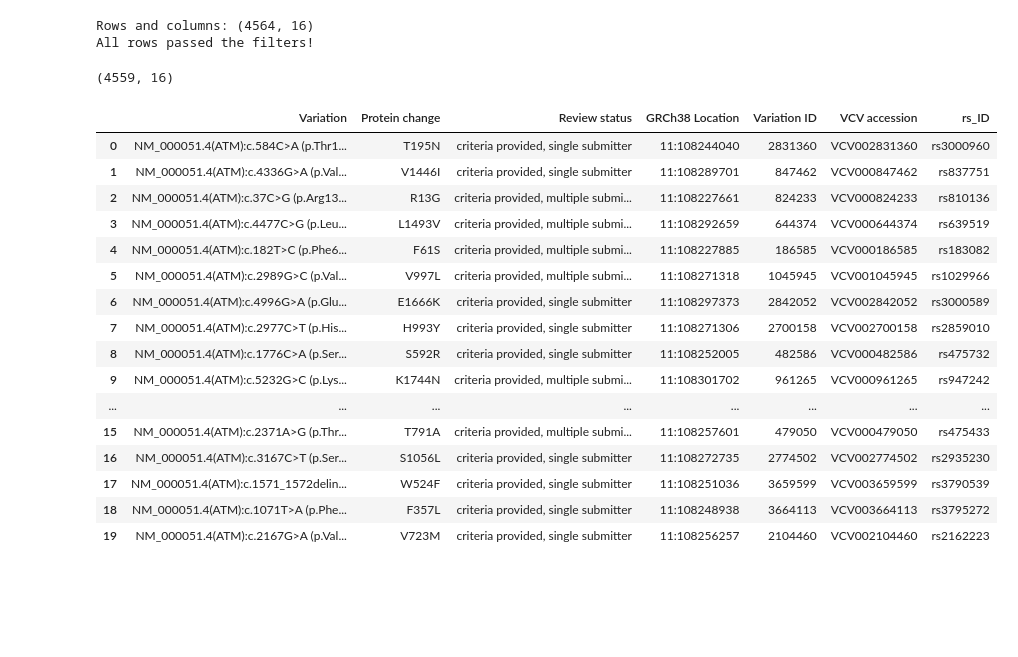
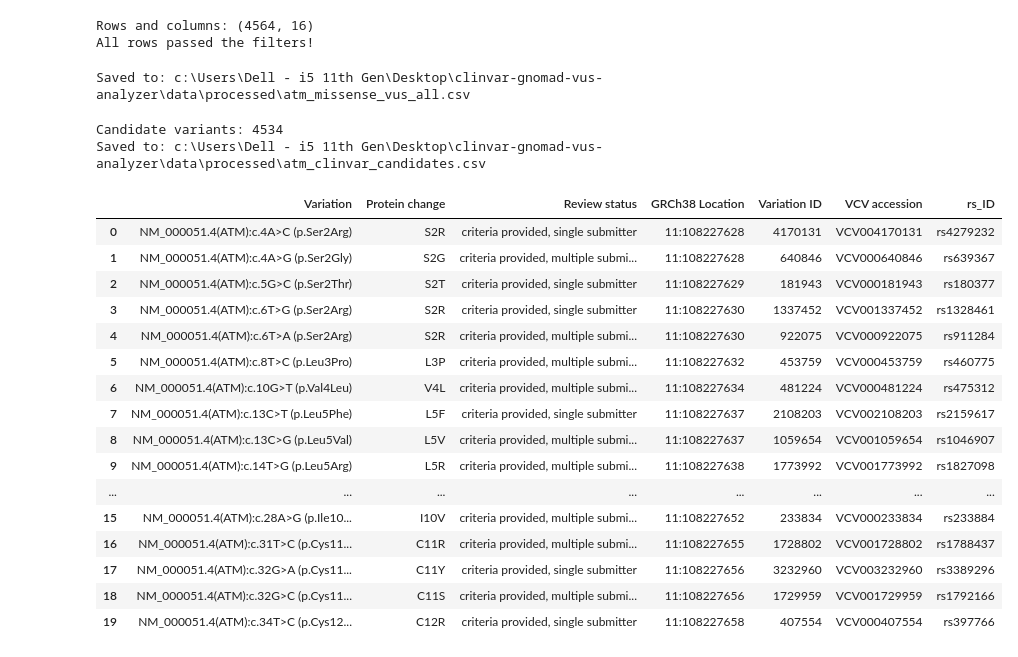
Before and after one commit to luciedev166/clinvar-gnomad-vus-analyzer, a Jupyter notebook: notebooks/01_explore_clinvar.ipynb, the cells around one changed output. Drawn from its saved outputs; the diff is of its cells as text; code cells hidden in the pictures; blank space fills up the shorter version.

```diff
--- a/notebooks/01_explore_clinvar.ipynb
+++ b/notebooks/01_explore_clinvar.ipynb
@@ -93,4 +81,16 @@ atm_missense_vus.to_csv(
+# %%
+processed_folder = project_root / "data" / "processed"
+processed_folder.mkdir(parents=True, exist_ok=True)
+
+output_file = processed_folder / "atm_missense_vus_all.csv" #in processed_folder path in this csv
+
+atm_missense_vus.to_csv(output_file, index=False)
+
+print("Saved to:", output_file)
+# %% [output]
+Saved to: c:\Users\Dell - i5 11th Gen\Desktop\clinvar-gnomad-vus-analyzer\data\processed\atm_missense_vus_all.csv
 # %%
+# check eligible variants bases
 eligible_variants = atm_missense_vus[
     (
         atm_missense_vus["rs_ID"]
@@ -102,45 +102,56 @@ eligible_variants = atm_missense_vus[
     &
     (
         atm_missense_vus["Review status"]
-        .str.contains("criteria provided", case=False, na=False)
+        .str.startswith("criteria provided", na=False)
     )
 ].copy()
-
-eligible_variants.shape
-# %% [output]
-(4559, 16)
 # %%
-selected_variants = eligible_variants.sample(
-    n=20,
-    random_state=42
-).reset_index(drop=True)
+# save candidates to processed
 
-selected_variants[
+candidate_variants = eligible_variants.reset_index(drop=True)
+
+# path for candidate variants
+candidate_file = (
+    processed_folder
+    / "atm_clinvar_candidates.csv"
+)
+
+candidate_variants.to_csv(
+    candidate_file,
+    index=False
+)
+
+print("Candidate variants:", candidate_variants.shape[0])
+print("Saved to:", candidate_file)
+
+candidate_variants[
     [
         "Variation",
         "Protein change",
         "Review status",
         "GRCh38 Location",
         "Variation ID",
         "VCV accession",
         "rs_ID"
     ]
-]
+].head(20)
 # %% [output]
+Candidate variants: 4534
+Saved to: c:\Users\Dell - i5 11th Gen\Desktop\clinvar-gnomad-vus-analyzer\data\processed\atm_clinvar_candidates.csv
 |  | Variation | Protein change | Review status | GRCh38 Location | Variation ID | VCV accession | rs_ID |
-| 0 | NM_000051.4(ATM):c.584C>A (p.Thr1... | T195N | criteria provided, single submitter | 11:108244040 | 2831360 | VCV002831360 | rs3000960 |
-| 1 | NM_000051.4(ATM):c.4336G>A (p.Val... | V1446I | criteria provided, single submitter | 11:108289701 | 847462 | VCV000847462 | rs837751 |
-| 2 | NM_000051.4(ATM):c.37C>G (p.Arg13... | R13G | criteria provided, multiple submi... | 11:108227661 | 824233 | VCV000824233 | rs810136 |
-| 3 | NM_000051.4(ATM):c.4477C>G (p.Leu... | L1493V | criteria provided, multiple submi... | 11:108292659 | 644374 | VCV000644374 | rs639519 |
-| 4 | NM_000051.4(ATM):c.182T>C (p.Phe6... | F61S | criteria provided, multiple submi... | 11:108227885 | 186585 | VCV000186585 | rs183082 |
-| 5 | NM_000051.4(ATM):c.2989G>C (p.Val... | V997L | criteria provided, multiple submi... | 11:108271318 | 1045945 | VCV001045945 | rs1029966 |
-| 6 | NM_000051.4(ATM):c.4996G>A (p.Glu... | E1666K | criteria provided, single submitter | 11:108297373 | 2842052 | VCV002842052 | rs3000589 |
-| 7 | NM_000051.4(ATM):c.2977C>T (p.His... | H993Y | criteria provided, single submitter | 11:108271306 | 2700158 | VCV002700158 | rs2859010 |
-| 8 | NM_000051.4(ATM):c.1776C>A (p.Ser... | S592R | criteria provided, single submitter | 11:108252005 | 482586 | VCV000482586 | rs475732 |
-| 9 | NM_000051.4(ATM):c.5232G>C (p.Lys... | K1744N | criteria provided, multiple submi... | 11:108301702 | 961265 | VCV000961265 | rs947242 |
+| 0 | NM_000051.4(ATM):c.4A>C (p.Ser2Arg) | S2R | criteria provided, single submitter | 11:108227628 | 4170131 | VCV004170131 | rs4279232 |
+| 1 | NM_000051.4(ATM):c.4A>G (p.Ser2Gly) | S2G | criteria provided, multiple submi... | 11:108227628 | 640846 | VCV000640846 | rs639367 |
+| 2 | NM_000051.4(ATM):c.5G>C (p.Ser2Thr) | S2T | criteria provided, single submitter | 11:108227629 | 181943 | VCV000181943 | rs180377 |
+| 3 | NM_000051.4(ATM):c.6T>G (p.Ser2Arg) | S2R | criteria provided, single submitter | 11:108227630 | 1337452 | VCV001337452 | rs1328461 |
+| 4 | NM_000051.4(ATM):c.6T>A (p.Ser2Arg) | S2R | criteria provided, multiple submi... | 11:108227630 | 922075 | VCV000922075 | rs911284 |
+| 5 | NM_000051.4(ATM):c.8T>C (p.Leu3Pro) | L3P | criteria provided, multiple submi... | 11:108227632 | 453759 | VCV000453759 | rs460775 |
+| 6 | NM_000051.4(ATM):c.10G>T (p.Val4Leu) | V4L | criteria provided, multiple submi... | 11:108227634 | 481224 | VCV000481224 | rs475312 |
+| 7 | NM_000051.4(ATM):c.13C>T (p.Leu5Phe) | L5F | criteria provided, single submitter | 11:108227637 | 2108203 | VCV002108203 | rs2159617 |
+| 8 | NM_000051.4(ATM):c.13C>G (p.Leu5Val) | L5V | criteria provided, multiple submi... | 11:108227637 | 1059654 | VCV001059654 | rs1046907 |
+| 9 | NM_000051.4(ATM):c.14T>G (p.Leu5Arg) | L5R | criteria provided, multiple submi... | 11:108227638 | 1773992 | VCV001773992 | rs1827098 |
 | ... | ... | ... | ... | ... | ... | ... | ... |
-| 15 | NM_000051.4(ATM):c.2371A>G (p.Thr... | T791A | criteria provided, multiple submi... | 11:108257601 | 479050 | VCV000479050 | rs475433 |
-| 16 | NM_000051.4(ATM):c.3167C>T (p.Ser... | S1056L | criteria provided, single submitter | 11:108272735 | 2774502 | VCV002774502 | rs2935230 |
-| 17 | NM_000051.4(ATM):c.1571_1572delin... | W524F | criteria provided, single submitter | 11:108251036 | 3659599 | VCV003659599 | rs3790539 |
-| 18 | NM_000051.4(ATM):c.1071T>A (p.Phe... | F357L | criteria provided, single submitter | 11:108248938 | 3664113 | VCV003664113 | rs3795272 |
-| 19 | NM_000051.4(ATM):c.2167G>A (p.Val... | V723M | criteria provided, single submitter | 11:108256257 | 2104460 | VCV002104460 | rs2162223 |
+| 15 | NM_000051.4(ATM):c.28A>G (p.Ile10... | I10V | criteria provided, multiple submi... | 11:108227652 | 233834 | VCV000233834 | rs233884 |
+| 16 | NM_000051.4(ATM):c.31T>C (p.Cys11... | C11R | criteria provided, multiple submi... | 11:108227655 | 1728802 | VCV001728802 | rs1788437 |
+| 17 | NM_000051.4(ATM):c.32G>A (p.Cys11... | C11Y | criteria provided, single submitter | 11:108227656 | 3232960 | VCV003232960 | rs3389296 |
+| 18 | NM_000051.4(ATM):c.32G>C (p.Cys11... | C11S | criteria provided, multiple submi... | 11:108227656 | 1729959 | VCV001729959 | rs1792166 |
+| 19 | NM_000051.4(ATM):c.34T>C (p.Cys12... | C12R | criteria provided, single submitter | 11:108227658 | 407554 | VCV000407554 | rs397766 |
```
Also changed, not shown: parts of 3 cells of this notebook, 4 other files.
